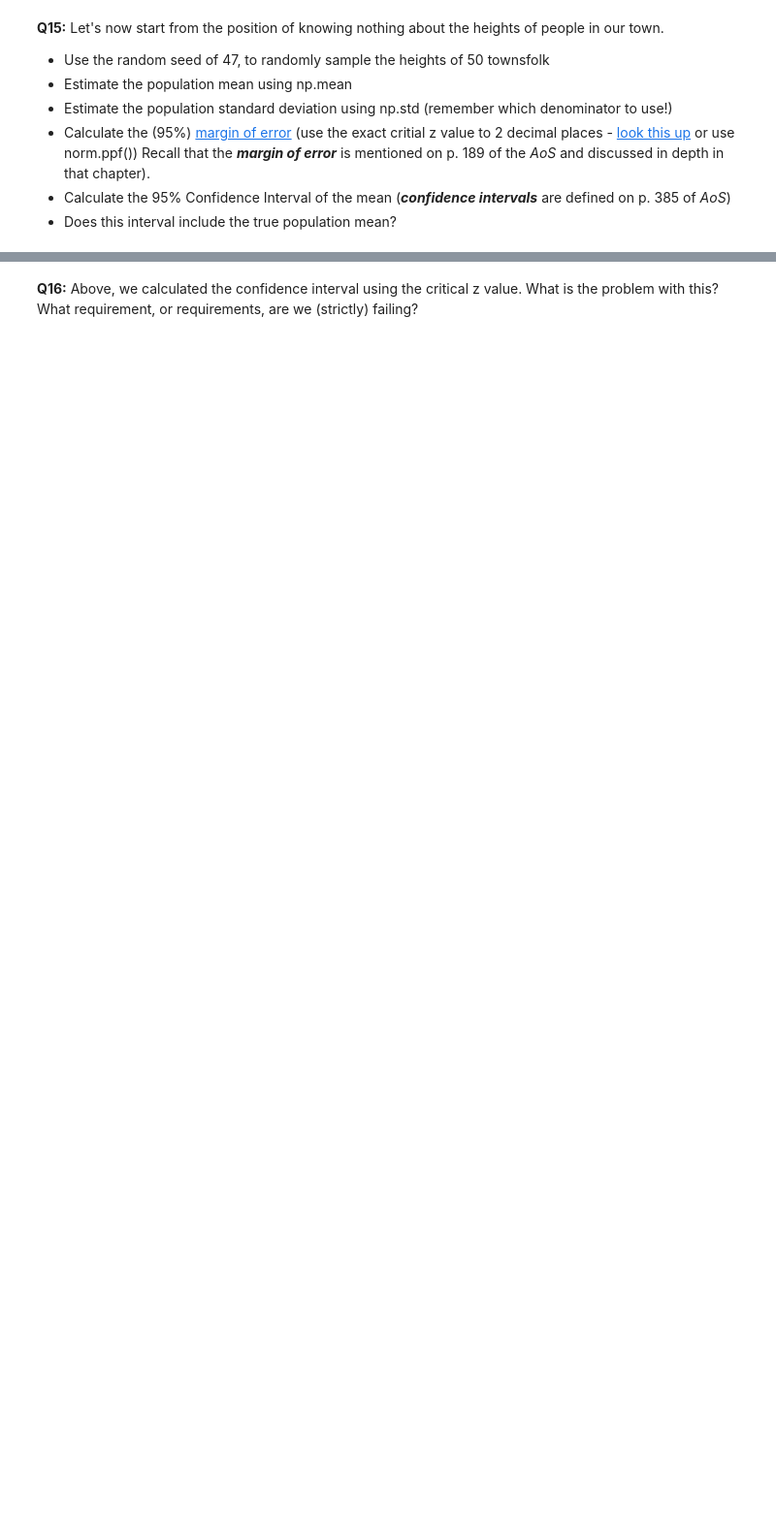
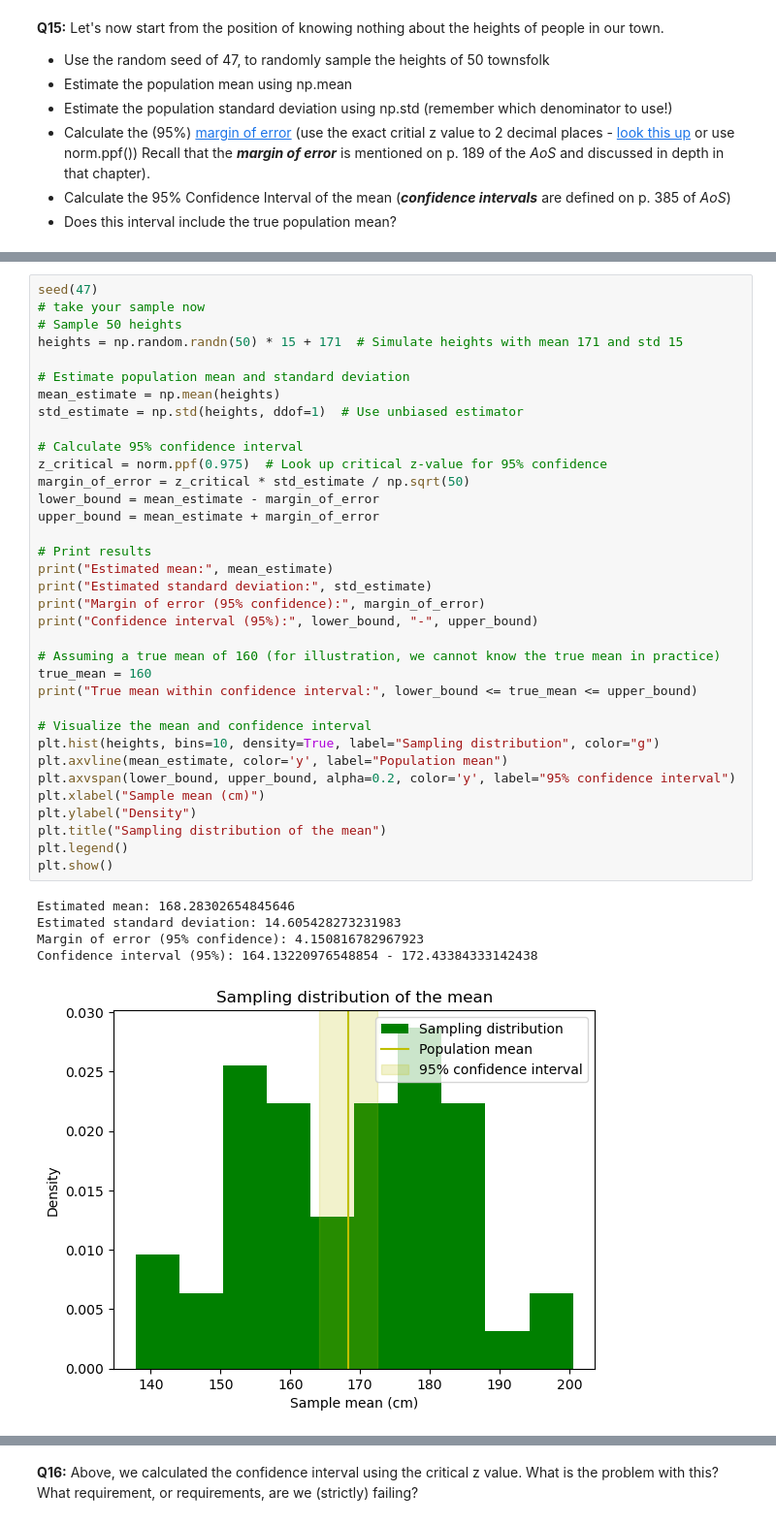
Before and after one commit to MappingKat/FrequentistCaseStudy, a Jupyter notebook: Frequentist Inference Case Study - Part A (3).ipynb, the cells around one changed output, grey strips where cells are left out. Shown: that part at 97% size. Drawn from its saved outputs; the diff is of its cells as text; blank space fills up the shorter version.

```diff
--- a/Frequentist Inference Case Study - Part A (3).ipynb
+++ b/Frequentist Inference Case Study - Part A (3).ipynb
@@ -462,0 +460,41 @@ seed(47)
+# %%
+seed(47)
+# take your sample now
+# Sample 50 heights
+heights = np.random.randn(50) * 15 + 171  # Simulate heights with mean 171 and std 15
+
+# Estimate population mean and standard deviation
+mean_estimate = np.mean(heights)
+std_estimate = np.std(heights, ddof=1)  # Use unbiased estimator
+
+# Calculate 95% confidence interval
+z_critical = norm.ppf(0.975)  # Look up critical z-value for 95% confidence
+margin_of_error = z_critical * std_estimate / np.sqrt(50)
+lower_bound = mean_estimate - margin_of_error
+upper_bound = mean_estimate + margin_of_error
+
+# Print results
+print("Estimated mean:", mean_estimate)
+print("Estimated standard deviation:", std_estimate)
+print("Margin of error (95% confidence):", margin_of_error)
+print("Confidence interval (95%):", lower_bound, "-", upper_bound)
+
+# Assuming a true mean of 160 (for illustration, we cannot know the true mean in practice)
+true_mean = 160
+print("True mean within confidence interval:", lower_bound <= true_mean <= upper_bound)
+
+# Visualize the mean and confidence interval
+plt.hist(heights, bins=10, density=True, label="Sampling distribution", color="g")
+plt.axvline(mean_estimate, color='y', label="Population mean")
+plt.axvspan(lower_bound, upper_bound, alpha=0.2, color='y', label="95% confidence interval")
+plt.xlabel("Sample mean (cm)")
+plt.ylabel("Density")
+plt.title("Sampling distribution of the mean")
+plt.legend()
+plt.show()
+# %% [output]
+Estimated mean: 168.28302654845646
+Estimated standard deviation: 14.605428273231983
+Margin of error (95% confidence): 4.150816782967923
+Confidence interval (95%): 164.13220976548854 - 172.43384333142438
+[figure, added]
```
Also changed, not shown: parts of 9 cells of this notebook, 1 other file.
